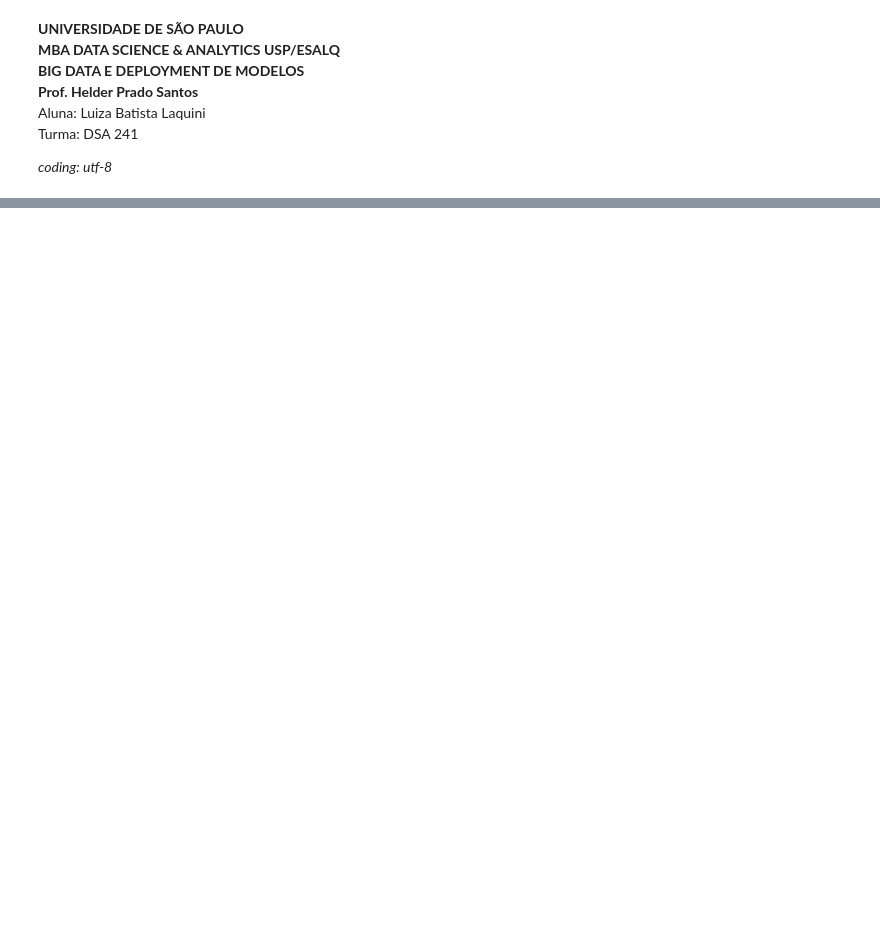
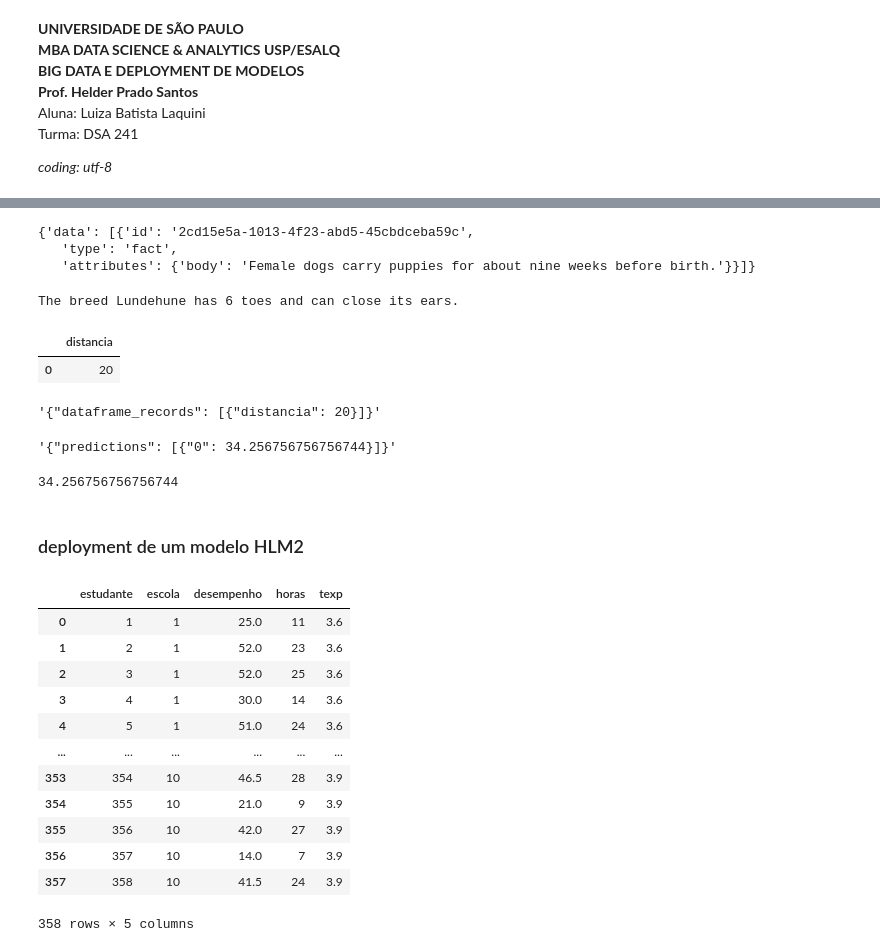
Before and after one commit to luizalaquini/big-data-e-deployment, a Jupyter notebook: script.ipynb, the cells around one changed output, grey strips where cells are left out. Cells and saved outputs as stored; diff of their text form; code cells hidden in the pictures; blank space fills up the shorter version.

```diff
--- a/script.ipynb
+++ b/script.ipynb
@@ -707,0 +458,13 @@ response.json()['predictions'][0]["0"]
+# %%
+# Coletando a resposta da requisição em formaton JSON
+fatos_cachorros = fatos_cachorros.json()
+fatos_cachorros
+# %% [output]
+{'data': [{'id': '2cd15e5a-1013-4f23-abd5-45cbdceba59c',
+   'type': 'fact',
+   'attributes': {'body': 'Female dogs carry puppies for about nine weeks before birth.'}}]}
+# %%
+# Acessando os campos e valores da resposta da API
+print(fatos_cachorros["data"][0]["attributes"]["body"])
+# %% [output]
+The breed Lundehune has 6 toes and can close its ears.
@@ -707,0 +501,64 @@ response.json()['predictions'][0]["0"]
+# %%
+# Criando um dataframe para realizar um predict no nosso modelo em produção via
+# API do Mlflow
+df_novos_dados = pd.DataFrame({"distancia": [20]})
+df_novos_dados
+# %% [output]
+|  | distancia |
+| 0 | 20 |
+# %%
+# Transformando os dados para o formato requisitação pela documentação da API
+#  do mlflow
+dados_transformados = json.dumps(
+    {"dataframe_records": df_novos_dados.to_dict(orient="records")}
+)
+dados_transformados
+# %% [output]
+'{"dataframe_records": [{"distancia": 20}]}'
+# %%
+# CONSUMIR DO MODELO SERVIDO
+# Realizando a requisição ao modelo via API do Mlflow e coletando a resposta
+response = requests.post(
+    #url="http://localhost:5200/invocations",
+    url="http://127.0.0.1:5200/invocations",
+    data=dados_transformados,
+    headers={"Content-Type": "application/json"},
+)
+
+# Verificando o retorno em formato de texto
+response.text
+# %% [output]
+'{"predictions": [{"0": 34.256756756756744}]}'
+# %%
+# Verificando o retorno em formato JSON, que é compatível com o formato dicio-
+# nário Python
+predict = response.json()
+
+# Acessando o valor do predict
+print(predict["predictions"][0]["0"])
+# %% [output]
+34.256756756756744
+# %% [markdown]
+### deployment de um modelo HLM2
+# %%
+# =================== DEPLOYMENT DE UM MODELO HLM2 ============================
+
+# Carregando o dataset
+df_estudante_escola = pd.read_csv("./data/estudante_escola.csv")
+
+# Relembrando o dataset df_estudante_escola
+df_estudante_escola
+# %% [output]
+|  | estudante | escola | desempenho | horas | texp |
+| 0 | 1 | 1 | 25.0 | 11 | 3.6 |
+| 1 | 2 | 1 | 52.0 | 23 | 3.6 |
+| 2 | 3 | 1 | 52.0 | 25 | 3.6 |
+| 3 | 4 | 1 | 30.0 | 14 | 3.6 |
+| 4 | 5 | 1 | 51.0 | 24 | 3.6 |
+| ... | ... | ... | ... | ... | ... |
+| 353 | 354 | 10 | 46.5 | 28 | 3.9 |
+| 354 | 355 | 10 | 21.0 | 9 | 3.9 |
+| 355 | 356 | 10 | 42.0 | 27 | 3.9 |
+| 356 | 357 | 10 | 14.0 | 7 | 3.9 |
+| 357 | 358 | 10 | 41.5 | 24 | 3.9 |
+358 rows × 5 columns
```
Also changed, not shown: parts of 46 cells of this notebook.
